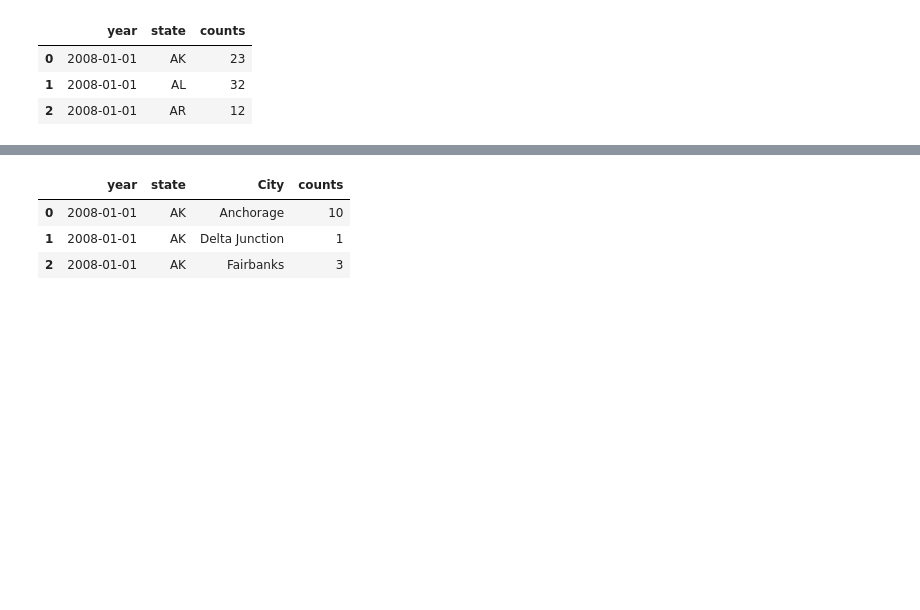
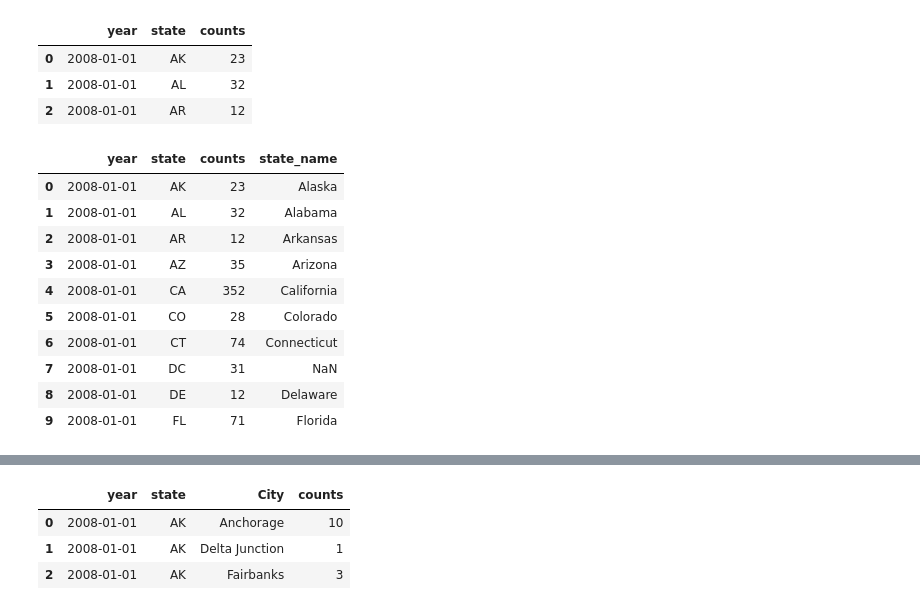
Before and after one commit to erinmmurphy/union-viz, a Jupyter notebook: nlrb-filings.ipynb, the cells around one changed output, grey strips where cells are left out. Cells and saved outputs as stored; diff of their text form; code cells hidden in the pictures; blank space fills up the shorter version.

```diff
--- a/nlrb-filings.ipynb
+++ b/nlrb-filings.ipynb
@@ -95,3 +102,22 @@ case_st_yr.head(3)
 | 0 | 2008-01-01 | AK | 23 |
 | 1 | 2008-01-01 | AL | 32 |
 | 2 | 2008-01-01 | AR | 12 |
+# %%
+# convert state abbreviation to full name
+case_st_yr['state_name'] = case_st_yr['state'].map(
+{"AL":"Alabama","AK":"Alaska","AZ":"Arizona","AR":"Arkansas","CA":"California","CO":"Colorado","CT":"Connecticut","DE":"Delaware","FL":"Florida","GA":"Georgia","HI":"Hawaii","ID":"Idaho","IL":"Illinois","IN":"Indiana","IA":"Iowa","KS":"Kansas","KY":"Kentucky","LA":"Louisiana","ME":"Maine","MD":"Maryland","MA":"Massachusetts","MI":"Michigan","MN":"Minnesota","MS":"Mississippi","MO":"Missouri","MT":"Montana","NE":"Nebraska","NV":"Nevada","NH":"New Hampshire","NJ":"New Jersey","NM":"New Mexico","NY":"New York","NC":"North Carolina","ND":"North Dakota",
+ "OH":"Ohio","OK":"Oklahoma","OR":"Oregon","PA":"Pennsylvania","RI":"Rhode Island","SC":"South Carolina","SD":"South Dakota","TN":"Tennessee","TX":"Texas","UT":"Utah","VT":"Vermont","VA":"Virginia","WA":"Washington","WV":"West Virginia","WI":"Wisconsin","WY":"Wyoming"}
+)
+case_st_yr.head(10)
+# %% [output]
+|  | year | state | counts | state_name |
+| 0 | 2008-01-01 | AK | 23 | Alaska |
+| 1 | 2008-01-01 | AL | 32 | Alabama |
+| 2 | 2008-01-01 | AR | 12 | Arkansas |
+| 3 | 2008-01-01 | AZ | 35 | Arizona |
+| 4 | 2008-01-01 | CA | 352 | California |
+| 5 | 2008-01-01 | CO | 28 | Colorado |
+| 6 | 2008-01-01 | CT | 74 | Connecticut |
+| 7 | 2008-01-01 | DC | 31 | NaN |
+| 8 | 2008-01-01 | DE | 12 | Delaware |
+| 9 | 2008-01-01 | FL | 71 | Florida |
```
Also changed, not shown: parts of 5 cells of this notebook, 2 other files.
